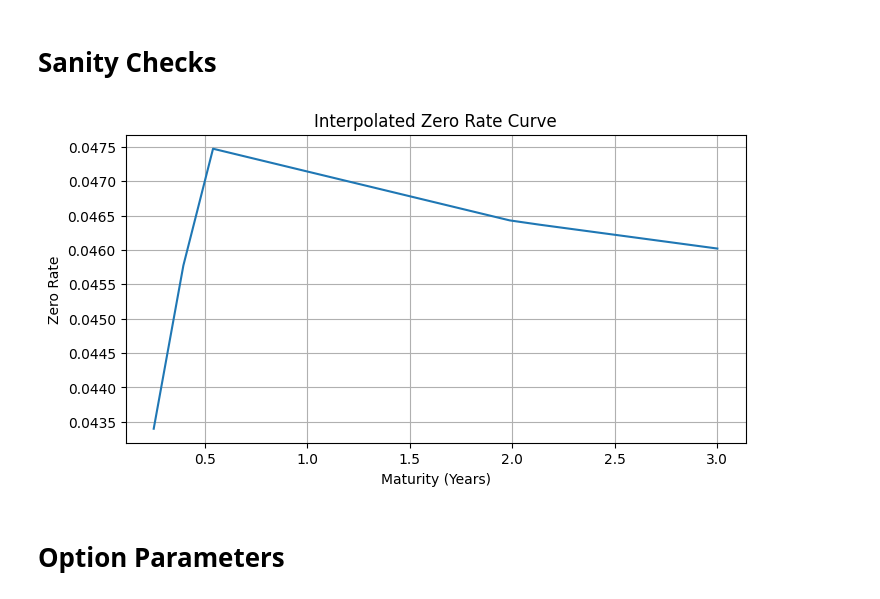
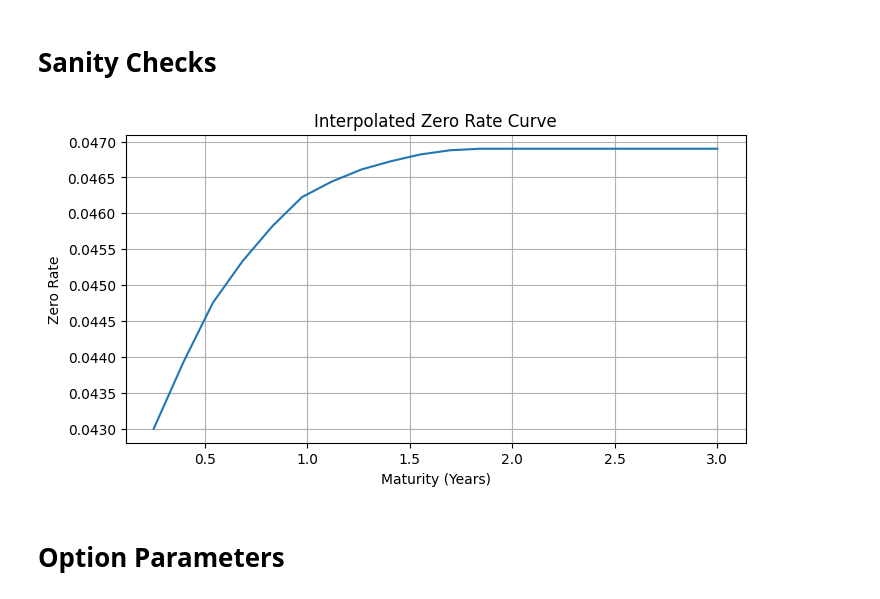
Before and after one commit to alicepini981-sudo/T4-Group-4-FINM3422-A3, a Jupyter notebook: notebooks/trading_desk_analysis.ipynb, the cells around one changed output. Drawn from its saved outputs; the diff is of its cells as text; code cells hidden in the pictures.

Commit message:
Created Yield Curve

```diff
--- a/notebooks/trading_desk_analysis.ipynb
+++ b/notebooks/trading_desk_analysis.ipynb
@@ -36,10 +36,7 @@ The zero rates used to construct the curve are Australian Government Bond Yields
 
 The zero rates are observed market prices and are not calibrated to a model. Therefore, the Yield Curve is treated as an input, with any valuation model built inheriting the same market-consistent discount rates. The zero rates loaded for their respective maturities are below:
 # %%
-from src.yieldcurve import YieldCurve, load_rba_yield_curve
+from src.yieldcurve import YieldCurve, load_yield_data
 
-curve = load_rba_yield_curve(
-    "../data/f1.1-data.csv",
-    f2_path="../data/f2-data.csv",
-    compounding="continuous"
-)
+df = load_yield_data()
+curve = YieldCurve.from_dataframe(df, compounding="continuous")
@@ -204,18 +191,17 @@ Manual test put price:  $6.3653
 # %%
 # sanity check on Yield Curve
 test_maturities = np.linspace(0.25, 3.0, 20)
-rates = [yc.get_zero_rate(T) for T in test_maturities]
-dfs = [yc.get_discount_factor(T) for T in test_maturities]
-
+rates = [curve.get_zero_rate(T) for T in test_maturities]
+dfs = [curve.get_discount_factor(T) for T in test_maturities]
 plt.figure(figsize=(8,4))
-plt.plot(test_maturities,rates)
+plt.plot(test_maturities, rates)
 plt.title("Interpolated Zero Rate Curve")
 plt.xlabel("Maturity (Years)")
 plt.ylabel("Zero Rate")
 plt.grid(True)
 plt.show()
 # %% [output]
-[figure, old version]
+[figure, new version]
 # %% [markdown]
 # Option Parameters
 # %%
```
Also changed, not shown: parts of 21 cells of this notebook.
